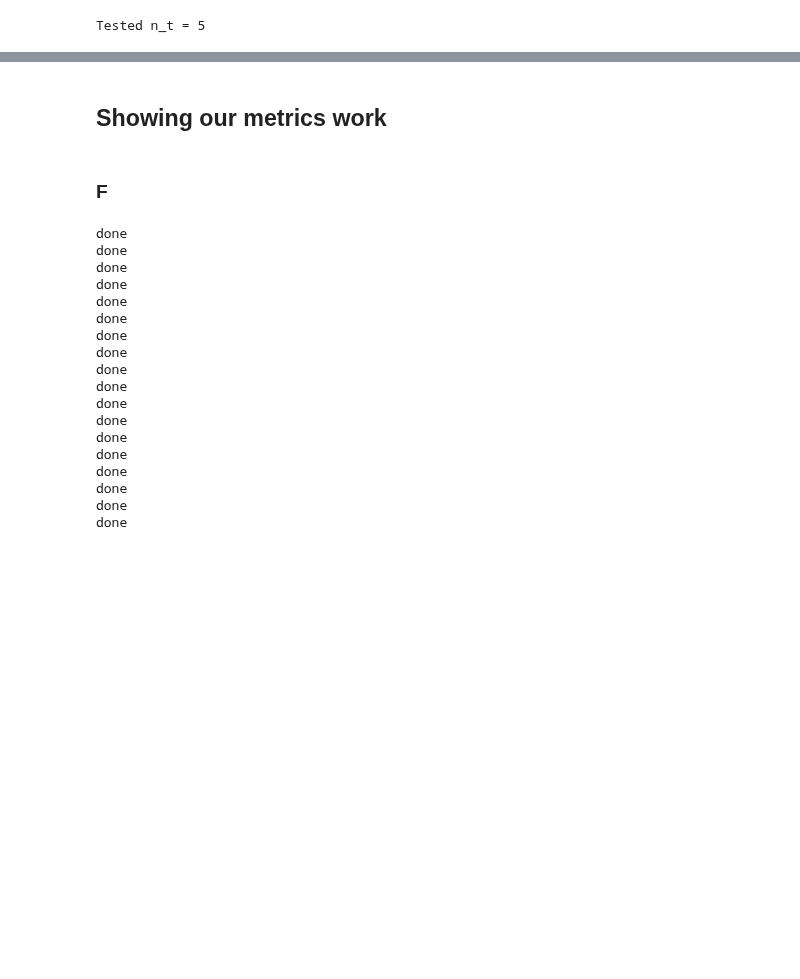
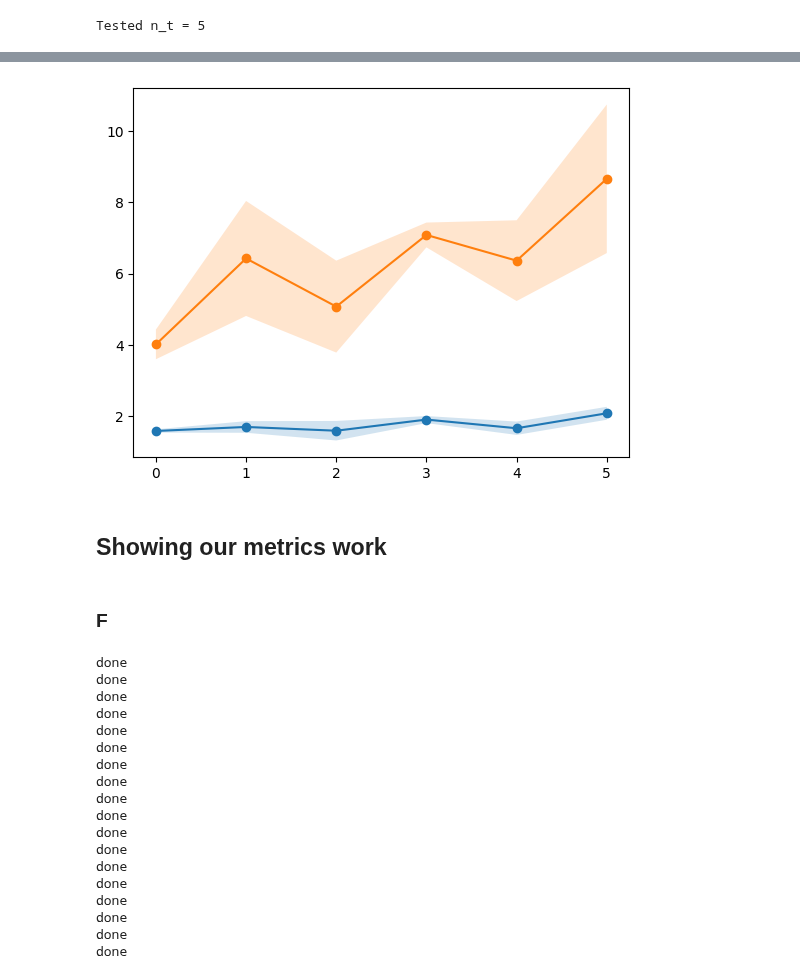
Before and after one commit to harrya32/causal_synthetic_data, a Jupyter notebook: Experiments/Experiments.ipynb, the cells around one changed output, grey strips where cells are left out. Drawn from its saved outputs; the diff is of its cells as text; code cells hidden in the pictures; blank space fills up the shorter version.

```diff
--- a/Experiments/Experiments.ipynb
+++ b/Experiments/Experiments.ipynb
@@ -2341,3 +2392,21 @@ Tested n_t = 5
+# %%
+
+x = [0,1,2,3,4,5]
+u_seq = pred_results[pred_results['method']=='seq_new'].groupby(['n_t']).mean()['u_pehe']
+u_stand = pred_results[pred_results['method']=='standard'].groupby(['n_t']).mean()['u_pehe']
+
+u_seq_std = pred_results[pred_results['method']=='seq_new'].groupby(['n_t']).std()['u_pehe']
+u_stand_std = pred_results[pred_results['method']=='standard'].groupby(['n_t']).std()['u_pehe']
+
+plt.plot(x, u_seq, 'o-')
+plt.plot(x, u_stand, 'o-')
+
+plt.fill_between(x, u_seq - u_seq_std, u_seq + u_seq_std, alpha=0.2)
+plt.fill_between(x, u_stand - u_stand_std, u_stand + u_stand_std, alpha=0.2)
+
+plt.savefig('plots/CATE_complexity_plot.png')
+# %% [output]
+[figure, added]
 # %% [markdown]
 ## Showing our metrics work
 # %% [markdown]
```
Also changed, not shown: parts of 3 cells of this notebook, 2 other files.
